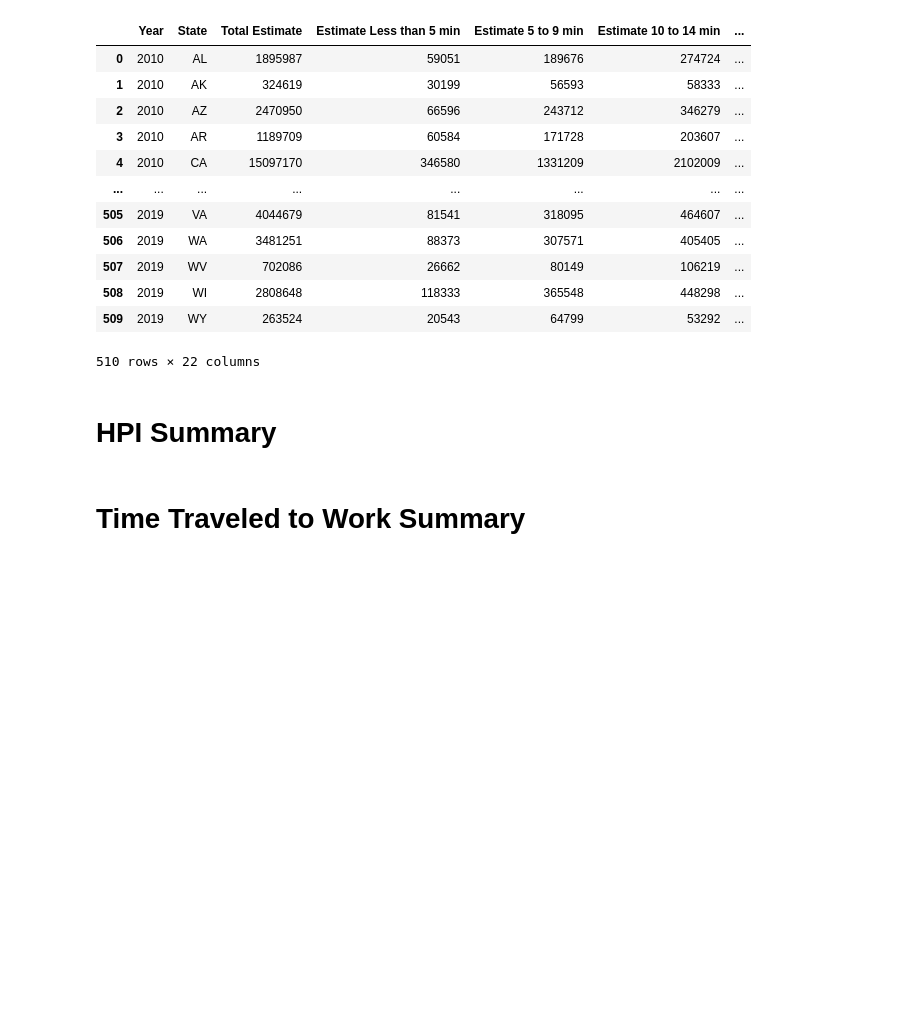
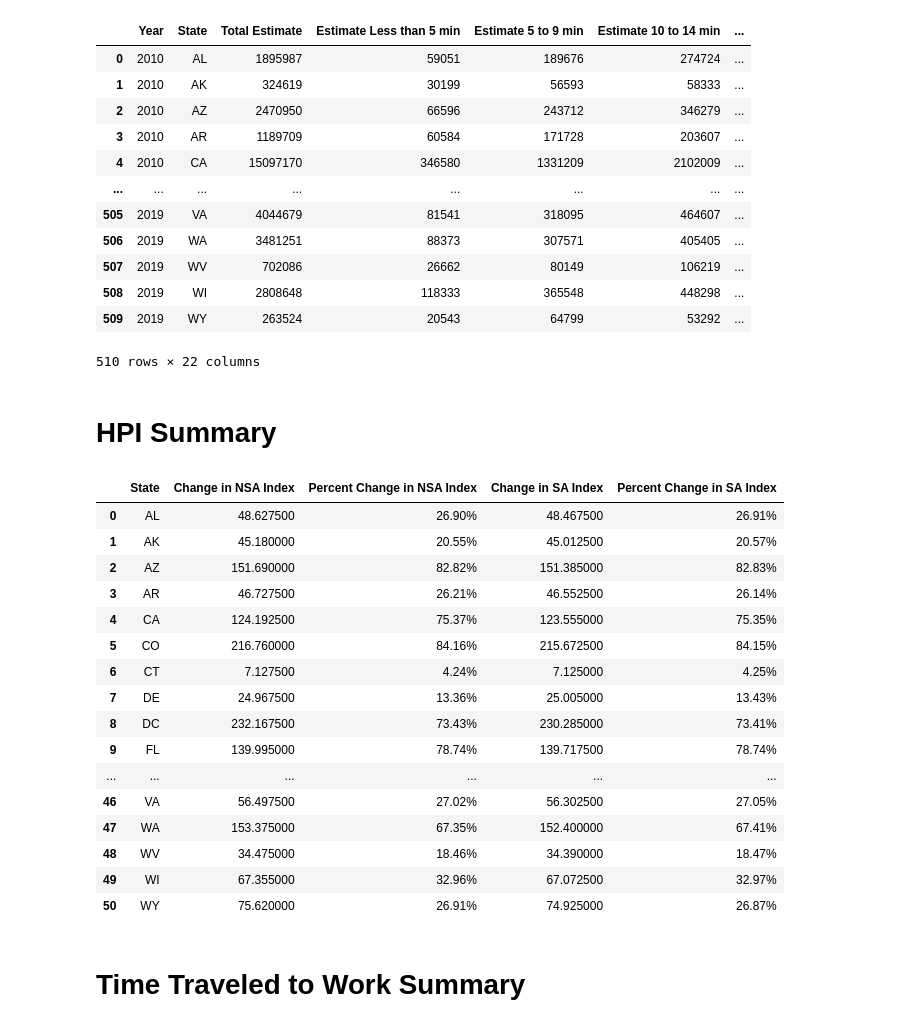
Before and after one commit to alexriiska/Project-1-Housing-Prices-and-Time-Traveled-to-Work, a Jupyter notebook: cleanup_1.ipynb, the cells around one changed output. Drawn from its saved outputs; the diff is of its cells as text; code cells hidden in the pictures; blank space fills up the shorter version.

```diff
--- a/cleanup_1.ipynb
+++ b/cleanup_1.ipynb
@@ -36,17 +36,20 @@ for file in files2:
     temp = pd.read_csv(path2 + '\\' + file, skiprows=[1])
     temp = temp[['B08131_001E', 'B08131_002E', 'B08131_003E', 'B08131_004E', 'B08131_005E', 'NAME']]
     # Renaming columns
-    temp.columns = ['Estiamte Aggregate Travel Time (min)', 'Worked in State of Residence Estimate Aggregate (min)', \
+    temp.columns = ['Estimate Aggregate Travel Time (min)', 'Worked in State of Residence Estimate Aggregate (min)', \
         'Worked in County of Residence Estimate Aggregate (min)', 'Worked Outside County of Residence Estimate Aggregate (min)', \
         'Worked Outside State of Residence Estimate Aggregate (min)', 'State']
     # Adding a column for respective years
     temp['Year'] = file.split(' ')[0]
     # Reordering columns
-    temp = temp[['Year', 'State', 'Estiamte Aggregate Travel Time (min)', 'Worked in State of Residence Estimate Aggregate (min)', \
+    temp = temp[['Year', 'State', 'Estimate Aggregate Travel Time (min)', 'Worked in State of Residence Estimate Aggregate (min)', \
         'Worked in County of Residence Estimate Aggregate (min)', 'Worked Outside County of Residence Estimate Aggregate (min)', \
         'Worked Outside State of Residence Estimate Aggregate (min)']]
     # Removing Puerto Rico
     temp = temp[temp['State'].str.contains('Puerto Rico')==False]
+    # Removing "-" values
+    temp['Worked Outside County of Residence Estimate Aggregate (min)'] = pd.to_numeric(temp['Worked Outside County of Residence Estimate Aggregate (min)'], errors='coerce')
+    #temp = temp[temp['Worked Outside County of Residence Estimate Aggregate (min)'] != '-']
     # Appending each new temporary dataframe into one
     cs_travel_df = cs_travel_df.append(temp)
 
@@ -62,3 +65,4 @@ hpi_yearly = hpi_quarterly.groupby(['State', 'Year'], as_index=False).agg({'NSA
 hpi_yearly.columns = ['State', 'Year', 'Yearly Average Index (NSA)', 'Yearly Average Index (SA)']
 # Only keeping years 2010-2019
 hpi_yearly = hpi_yearly.loc[(hpi_yearly['Year'].astype(int) >= 2010) & (hpi_yearly['Year'].astype(int) <= 2019)]
+#cs_travel_df = cs_travel_df['Worked Outside County of Residence Estimate Aggregate (min)'].astype(int)
@@ -138,16 +126,35 @@ travel_hpi
 # %%
 df_2010_2019 = travel_hpi.loc[(travel_hpi['Year'] == '2010') | (travel_hpi['Year'] == '2019')]
 state_groupby = df_2010_2019.groupby('State')
 # Calculating change in HPI (both NSA and SA) over time (2010 to 2019) for each state
 states = df_2010_2019['State'].unique()
 
+
 change_nsa = state_groupby['Yearly Average Index (NSA)'].diff().dropna()
 change_sa = state_groupby['Yearly Average Index (SA)'].diff().dropna()
-pct_change_nsa = state_groupby['Yearly Average Index (NSA)'].pct_change().dropna()
-pct_change_sa = state_groupby['Yearly Average Index (SA)'].pct_change().dropna()
+pct_change_nsa = (state_groupby['Yearly Average Index (NSA)'].pct_change().dropna())*100
+pct_change_sa = (state_groupby['Yearly Average Index (SA)'].pct_change().dropna())*100
 hpi_change = pd.DataFrame({'State': states, 'Change in NSA Index': change_nsa, 'Percent Change in NSA Index': pct_change_nsa, \
     'Change in SA Index': change_sa, 'Percent Change in SA Index': pct_change_sa})
-hpi_change.reset_index()
+hpi_change = hpi_change.reset_index(drop=True)
 hpi_change.style.format({'Percent Change in NSA Index': '{:,.2f}%'.format, 'Percent Change in SA Index': '{:,.2f}%'.format})
+# %% [output]
+|  | State | Change in NSA Index | Percent Change in NSA Index | Change in SA Index | Percent Change in SA Index |
+| 0 | AL | 48.627500 | 26.90% | 48.467500 | 26.91% |
+| 1 | AK | 45.180000 | 20.55% | 45.012500 | 20.57% |
+| 2 | AZ | 151.690000 | 82.82% | 151.385000 | 82.83% |
+| 3 | AR | 46.727500 | 26.21% | 46.552500 | 26.14% |
+| 4 | CA | 124.192500 | 75.37% | 123.555000 | 75.35% |
+| 5 | CO | 216.760000 | 84.16% | 215.672500 | 84.15% |
+| 6 | CT | 7.127500 | 4.24% | 7.125000 | 4.25% |
+| 7 | DE | 24.967500 | 13.36% | 25.005000 | 13.43% |
+| 8 | DC | 232.167500 | 73.43% | 230.285000 | 73.41% |
+| 9 | FL | 139.995000 | 78.74% | 139.717500 | 78.74% |
+| ... | ... | ... | ... | ... | ... |
+| 46 | VA | 56.497500 | 27.02% | 56.302500 | 27.05% |
+| 47 | WA | 153.375000 | 67.35% | 152.400000 | 67.41% |
+| 48 | WV | 34.475000 | 18.46% | 34.390000 | 18.47% |
+| 49 | WI | 67.355000 | 32.96% | 67.072500 | 32.97% |
+| 50 | WY | 75.620000 | 26.91% | 74.925000 | 26.87% |
 # %% [markdown]
 # Time Traveled to Work Summary
```
Also changed, not shown: parts of 2 cells of this notebook, 2 other files.
